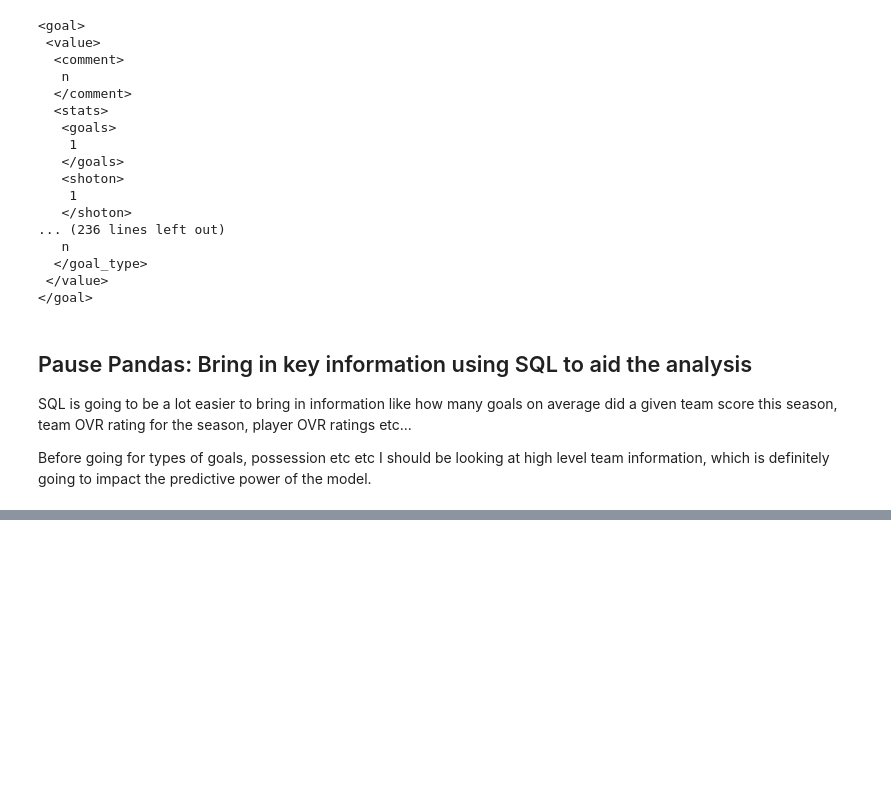
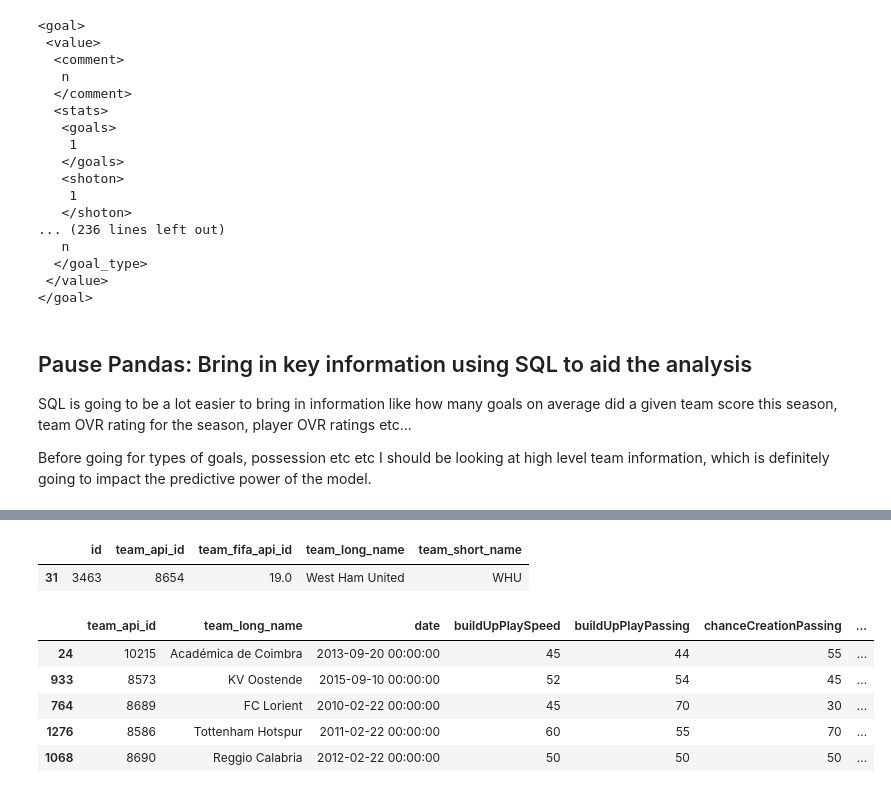
Before and after one commit to tjjdoherty/football-project-mvp, a Jupyter notebook: eda.ipynb, the cells around one changed output, grey strips where cells are left out. Drawn from its saved outputs; the diff is of its cells as text; code cells hidden in the pictures; blank space fills up the shorter version.

```diff
--- a/eda.ipynb
+++ b/eda.ipynb
@@ -393,0 +494,14 @@ Before going for types of goals, possession etc etc I should be looking at high
+# %%
+teams[teams['team_api_id'] == 8654]
+# %% [output]
+|  | id | team_api_id | team_fifa_api_id | team_long_name | team_short_name |
+| 31 | 3463 | 8654 | 19.0 | West Ham United | WHU |
+# %%
+team_attr.sample(5) # before processing
+# %% [output]
+|  | team_api_id | team_long_name | date | buildUpPlaySpeed | buildUpPlayPassing | chanceCreationPassing | ... |
+| 24 | 10215 | Académica de Coimbra | 2013-09-20 00:00:00 | 45 | 44 | 55 | ... |
+| 933 | 8573 | KV Oostende | 2015-09-10 00:00:00 | 52 | 54 | 45 | ... |
+| 764 | 8689 | FC Lorient | 2010-02-22 00:00:00 | 45 | 70 | 30 | ... |
+| 1276 | 8586 | Tottenham Hotspur | 2011-02-22 00:00:00 | 60 | 55 | 70 | ... |
+| 1068 | 8690 | Reggio Calabria | 2012-02-22 00:00:00 | 50 | 50 | 50 | ... |
```
Also changed, not shown: parts of 21 cells of this notebook.
